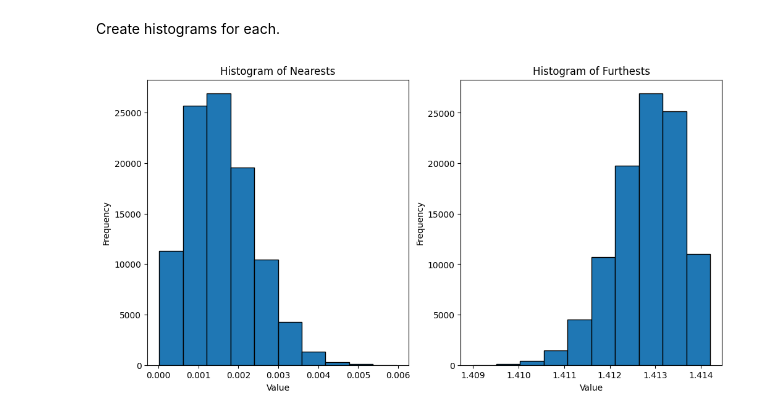
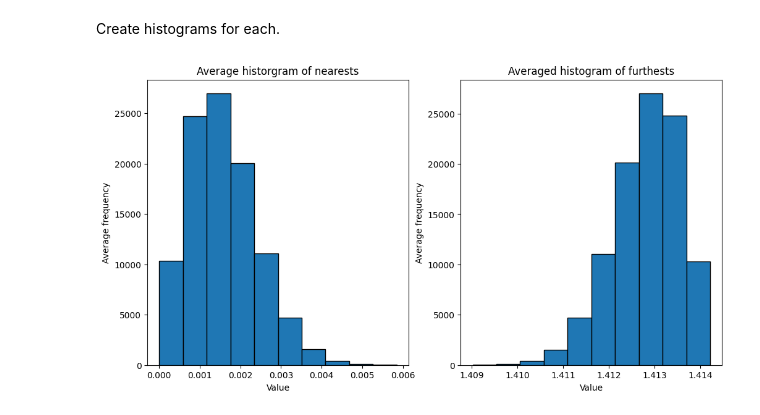
Before and after one commit to nat-echlin/cpvda-assessment-1, a Jupyter notebook: analysis.ipynb, the cells around one changed output. Drawn from its saved outputs; the diff is of its cells as text; code cells hidden in the pictures.

```diff
--- a/analysis.ipynb
+++ b/analysis.ipynb
@@ -2,30 +2,58 @@
 Read in the data.
 # %%
 import matplotlib.pyplot as plt
+import numpy as np
 
 def read_numbers_from_file(filename):
     with open(filename, 'r') as file:
         return [float(line.strip()) for line in file.readlines()]
 
-nearests = read_numbers_from_file('basicNearests.txt')
-furthests = read_numbers_from_file('basicFurthests.txt')
+# func to read and aggregate multiple files
+def read_multiple_files(base_name, count):
+    all_data = []
+    for i in range(count):
+        filename = f"{base_name}{i}.txt"
+        all_data.append(read_numbers_from_file(filename))
+    return all_data
+
+# read nearests and furthests data
+nearests_list = read_multiple_files('basicNearests', 5)
+furthests_list = read_multiple_files('basicFurthests', 5)
 # %% [markdown]
 Create histograms for each.
-# %%
-plt.figure(figsize=(12, 6))
-
-plt.subplot(1, 2, 1)
-plt.hist(nearests, bins=10, edgecolor='black')
-plt.title('Histogram of Nearests')
-plt.xlabel('Value')
-plt.ylabel('Frequency')
-
-plt.subplot(1, 2, 2)
-plt.hist(furthests, bins=10, edgecolor='black')
-plt.title('Histogram of Furthests')
-plt.xlabel('Value')
-plt.ylabel('Frequency')
-
-plt.show()
-# %% [output]
-[figure, removed]
+# %%
+# func to calculate average frequencies
+def average_histogram(data_list, bins):
+    all_histograms = []
+    for data in data_list:
+        hist, bin_edges = np.histogram(data, bins=bins, range=(min(min(data_list)), max(max(data_list))))
+        all_histograms.append(hist)
+    avg_histogram = np.mean(all_histograms, axis=0)
+    return avg_histogram, bin_edges
+
+# num histogram bins
+bins = 10
+
+avg_nearests, bin_edges_nearests = average_histogram(nearests_list, bins)
+avg_furthests, bin_edges_furthests = average_histogram(furthests_list, bins)
+
+# plot histograms
+plt.figure(figsize=(12, 6))
+
+# for nearests
+plt.subplot(1, 2, 1)
+plt.bar(bin_edges_nearests[:-1], avg_nearests, width=np.diff(bin_edges_nearests), edgecolor='black', align='edge')
+plt.title('Average historgram of nearests')
+plt.xlabel('Value')
+plt.ylabel('Average frequency')
+
+# for furthests
+plt.subplot(1, 2, 2)
+plt.bar(bin_edges_furthests[:-1], avg_furthests, width=np.diff(bin_edges_furthests), edgecolor='black', align='edge')
+plt.title('Averaged histogram of furthests')
+plt.xlabel('Value')
+plt.ylabel('Average frequency')
+
+plt.show()
+# %% [output]
+[figure, added]
```
Also changed, not shown: 2 other files.
